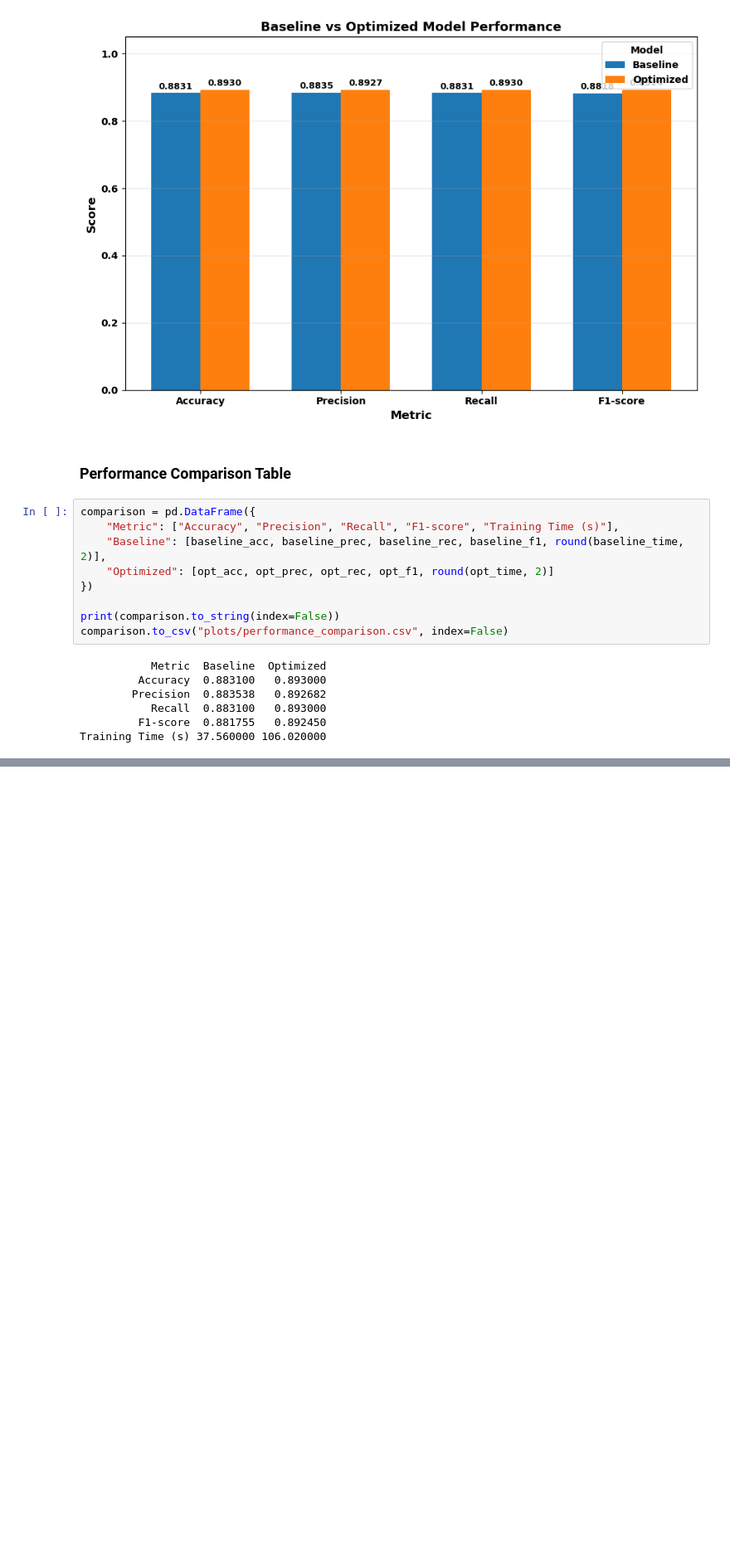
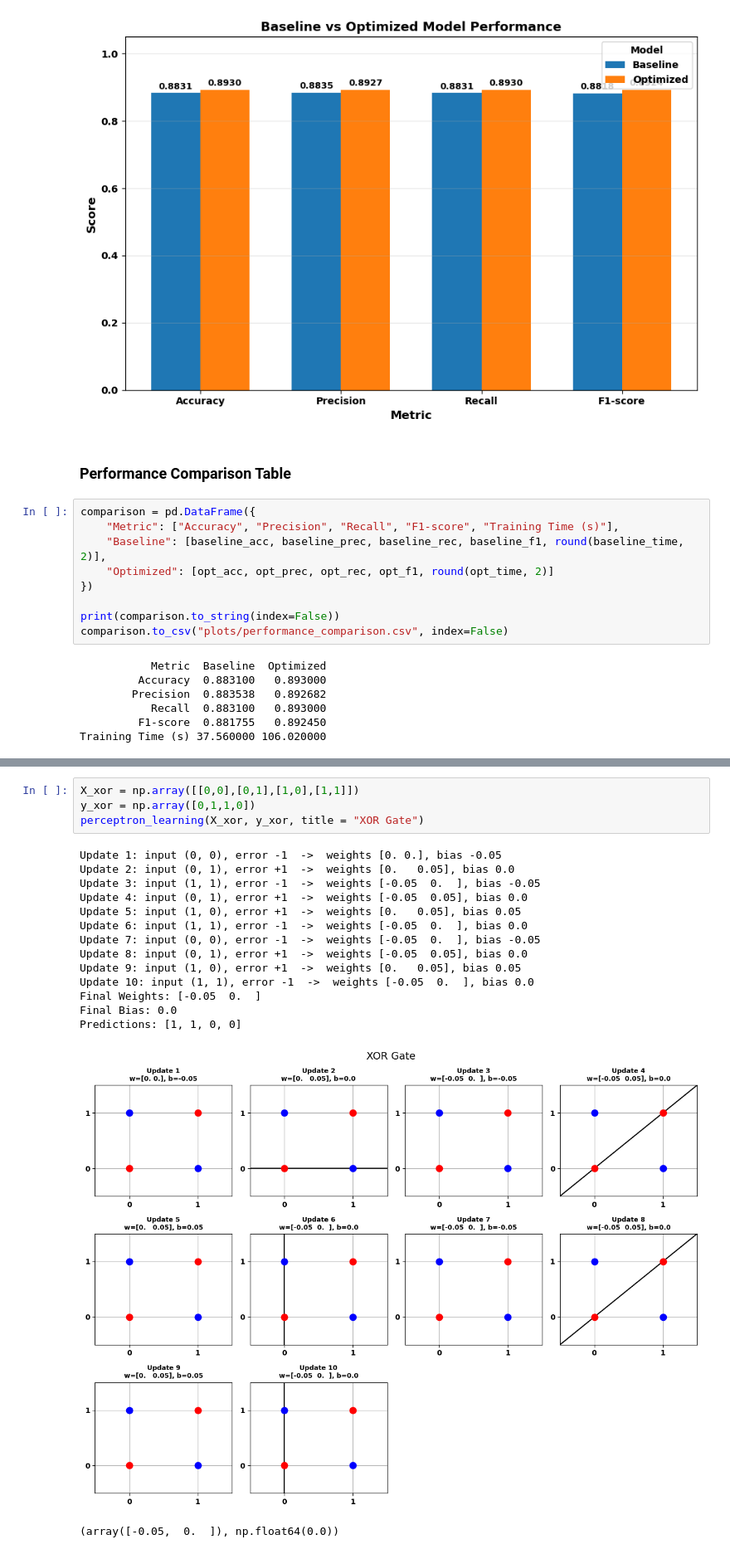
Before and after one commit to nithya1006/Deep-Learning-Laboratory, a Jupyter notebook: Lab 2/DeepLearning_Ex2.ipynb, the cells around one changed output, grey strips where cells are left out. Shown at 83% size. Drawn from its saved outputs; the diff is of its cells as text; blank space fills up the shorter version.

```diff
--- a/Lab 2/DeepLearning_Ex2.ipynb
+++ b/Lab 2/DeepLearning_Ex2.ipynb
@@ -574,0 +660,20 @@ Training Time (s) 37.560000 106.020000
+# %%
+X_xor = np.array([[0,0],[0,1],[1,0],[1,1]])
+y_xor = np.array([0,1,1,0])
+perceptron_learning(X_xor, y_xor, title = "XOR Gate")
+# %% [output]
+Update 1: input (0, 0), error -1  ->  weights [0. 0.], bias -0.05
+Update 2: input (0, 1), error +1  ->  weights [0.   0.05], bias 0.0
+Update 3: input (1, 1), error -1  ->  weights [-0.05  0.  ], bias -0.05
+Update 4: input (0, 1), error +1  ->  weights [-0.05  0.05], bias 0.0
+Update 5: input (1, 0), error +1  ->  weights [0.   0.05], bias 0.05
+Update 6: input (1, 1), error -1  ->  weights [-0.05  0.  ], bias 0.0
+Update 7: input (0, 0), error -1  ->  weights [-0.05  0.  ], bias -0.05
+Update 8: input (0, 1), error +1  ->  weights [-0.05  0.05], bias 0.0
+Update 9: input (1, 0), error +1  ->  weights [0.   0.05], bias 0.05
+Update 10: input (1, 1), error -1  ->  weights [-0.05  0.  ], bias 0.0
+Final Weights: [-0.05  0.  ]
+Final Bias: 0.0
+Predictions: [1, 1, 0, 0]
+[figure, added]
+(array([-0.05,  0.  ]), np.float64(0.0))
```
Also changed, not shown: parts of 6 cells of this notebook, 10 other files.
